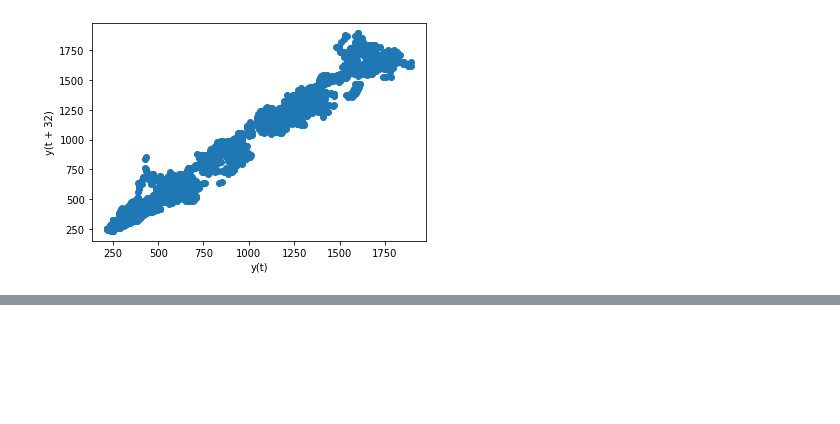
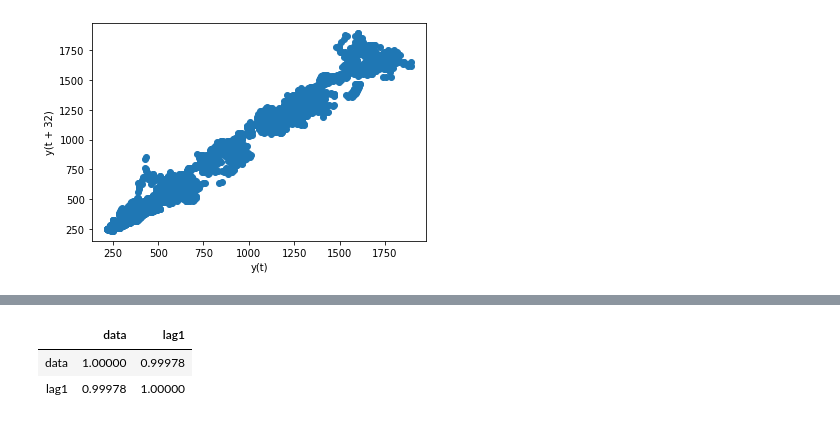
Before and after one commit to amor71/time-series-analysis, a Jupyter notebook: viewers/lag view (iid analysis).ipynb, the cells around one changed output, grey strips where cells are left out. Drawn from its saved outputs; the diff is of its cells as text; code cells hidden in the pictures; blank space fills up the shorter version.

```diff
--- a/viewers/lag view (iid analysis).ipynb
+++ b/viewers/lag view (iid analysis).ipynb
@@ -81,0 +106,6 @@ lag_plot(df['data'], lag=32)
+# %%
+df.corr()
+# %% [output]
+|  | data | lag1 |
+| data | 1.00000 | 0.99978 |
+| lag1 | 0.99978 | 1.00000 |
```
Also changed, not shown: parts of 5 cells of this notebook, 1 other file.
